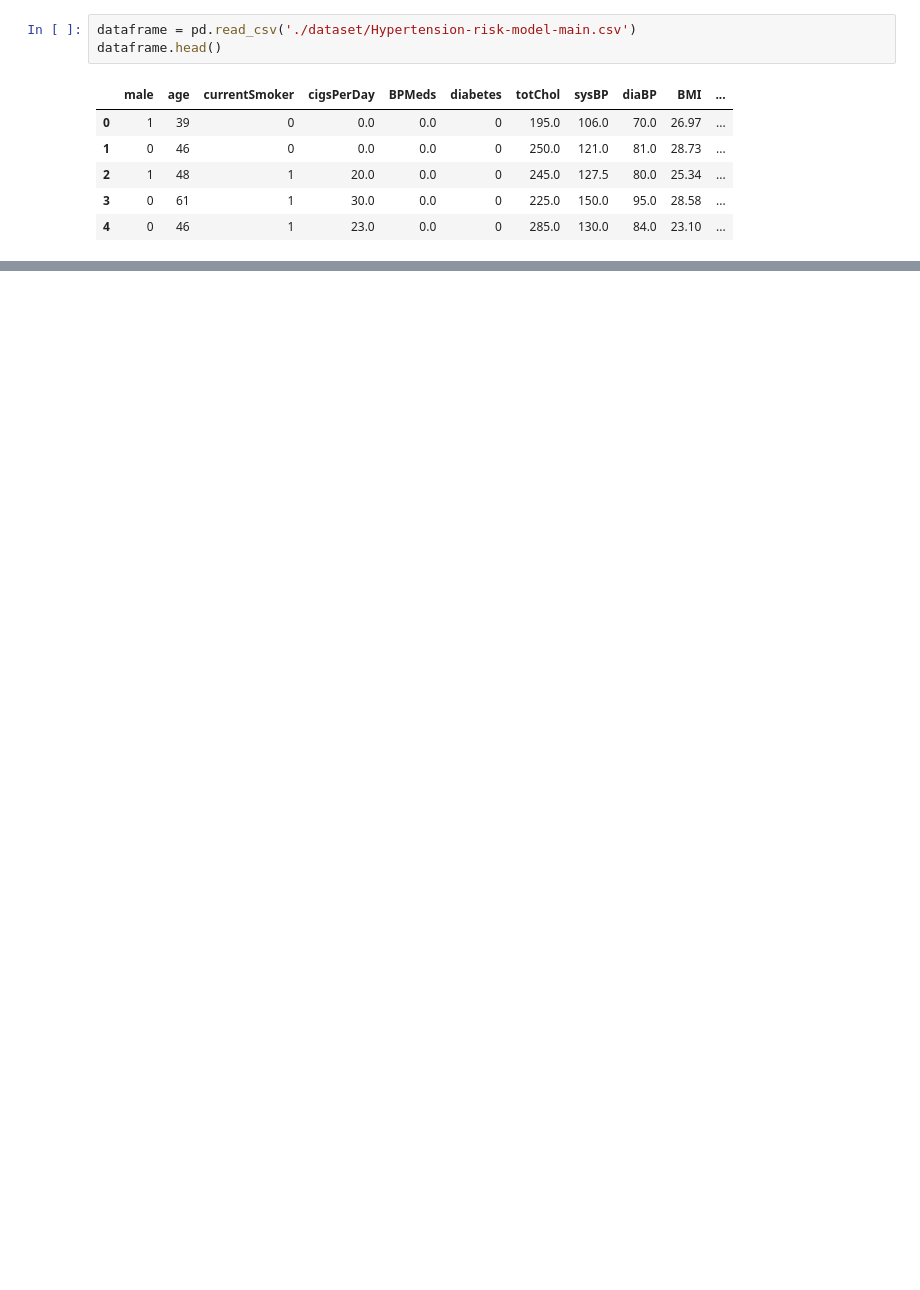
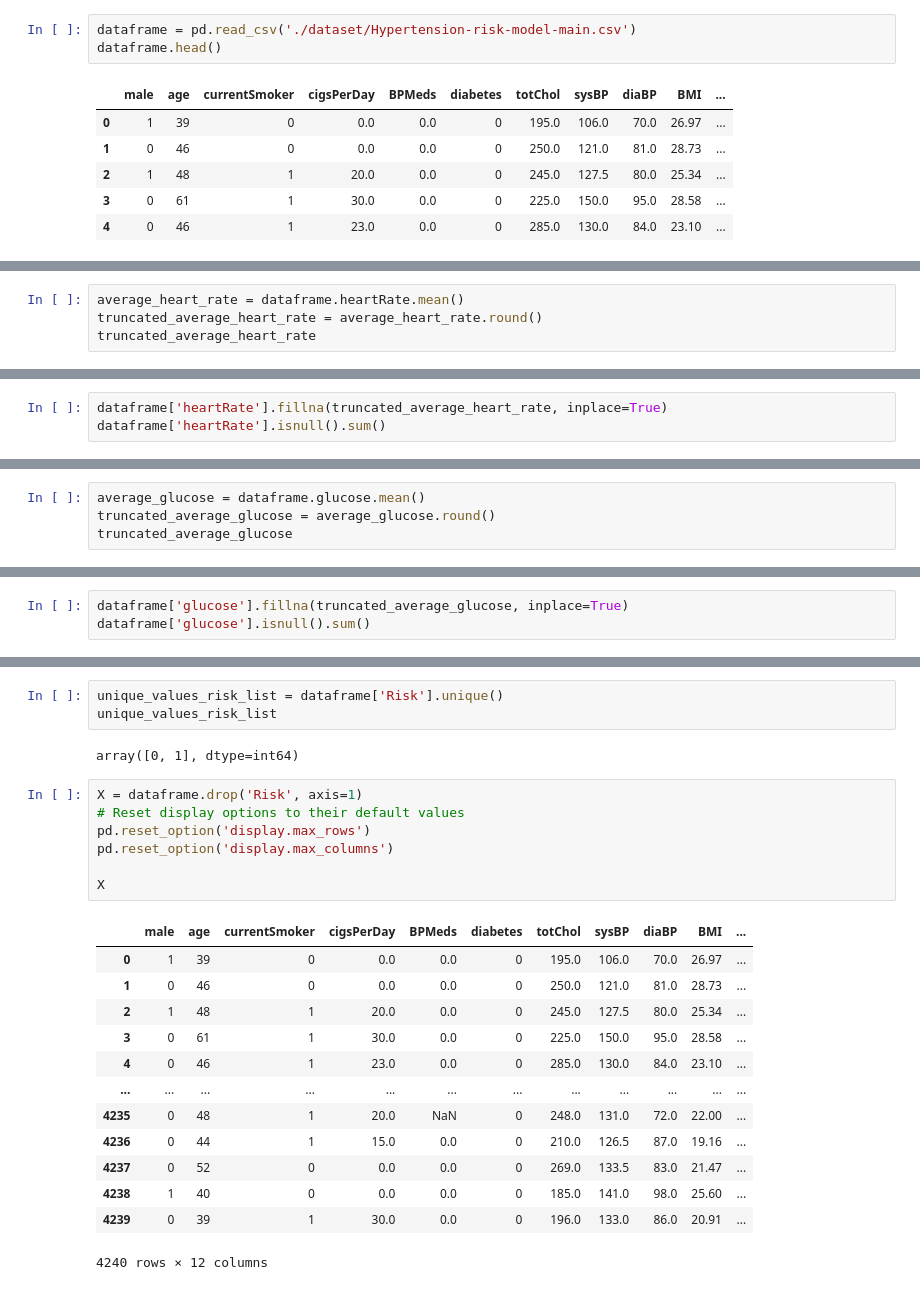
Before and after one commit to froilaaaaan1/hypertension_model, a Jupyter notebook: hypertension_model.ipynb, the cells around one changed output, grey strips where cells are left out. Cells and saved outputs as stored; diff of their text form; blank space fills up the shorter version.

```diff
--- a/hypertension_model.ipynb
+++ b/hypertension_model.ipynb
@@ -261,0 +398,4 @@ Number of NAs:  0
+# %%
+average_heart_rate = dataframe.heartRate.mean()
+truncated_average_heart_rate = average_heart_rate.round()
+truncated_average_heart_rate
@@ -261,0 +404,3 @@ Number of NAs:  0
+# %%
+dataframe['heartRate'].fillna(truncated_average_heart_rate, inplace=True)
+dataframe['heartRate'].isnull().sum()
@@ -261,0 +441,4 @@ Number of NAs:  0
+# %%
+average_glucose = dataframe.glucose.mean()
+truncated_average_glucose = average_glucose.round()
+truncated_average_glucose
@@ -261,0 +447,3 @@ Number of NAs:  0
+# %%
+dataframe['glucose'].fillna(truncated_average_glucose, inplace=True)
+dataframe['glucose'].isnull().sum()
@@ -261,0 +483,26 @@ Number of NAs:  0
+# %%
+unique_values_risk_list = dataframe['Risk'].unique()
+unique_values_risk_list
+# %% [output]
+array([0, 1], dtype=int64)
+# %%
+X = dataframe.drop('Risk', axis=1)
+# Reset display options to their default values
+pd.reset_option('display.max_rows')
+pd.reset_option('display.max_columns')
+
+X
+# %% [output]
+|  | male | age | currentSmoker | cigsPerDay | BPMeds | diabetes | totChol | sysBP | diaBP | BMI | ... |
+| 0 | 1 | 39 | 0 | 0.0 | 0.0 | 0 | 195.0 | 106.0 | 70.0 | 26.97 | ... |
+| 1 | 0 | 46 | 0 | 0.0 | 0.0 | 0 | 250.0 | 121.0 | 81.0 | 28.73 | ... |
+| 2 | 1 | 48 | 1 | 20.0 | 0.0 | 0 | 245.0 | 127.5 | 80.0 | 25.34 | ... |
+| 3 | 0 | 61 | 1 | 30.0 | 0.0 | 0 | 225.0 | 150.0 | 95.0 | 28.58 | ... |
+| 4 | 0 | 46 | 1 | 23.0 | 0.0 | 0 | 285.0 | 130.0 | 84.0 | 23.10 | ... |
+| ... | ... | ... | ... | ... | ... | ... | ... | ... | ... | ... | ... |
+| 4235 | 0 | 48 | 1 | 20.0 | NaN | 0 | 248.0 | 131.0 | 72.0 | 22.00 | ... |
+| 4236 | 0 | 44 | 1 | 15.0 | 0.0 | 0 | 210.0 | 126.5 | 87.0 | 19.16 | ... |
+| 4237 | 0 | 52 | 0 | 0.0 | 0.0 | 0 | 269.0 | 133.5 | 83.0 | 21.47 | ... |
+| 4238 | 1 | 40 | 0 | 0.0 | 0.0 | 0 | 185.0 | 141.0 | 98.0 | 25.60 | ... |
+| 4239 | 0 | 39 | 1 | 30.0 | 0.0 | 0 | 196.0 | 133.0 | 86.0 | 20.91 | ... |
+4240 rows × 12 columns
```
Also changed, not shown: parts of 60 cells of this notebook.
